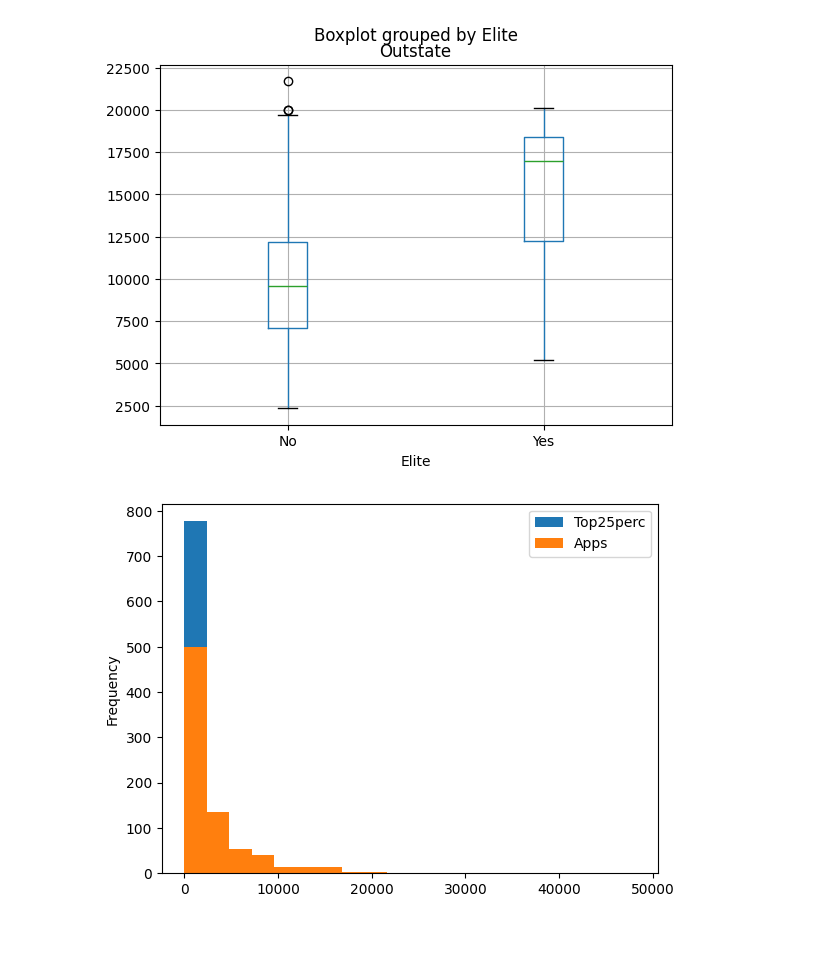
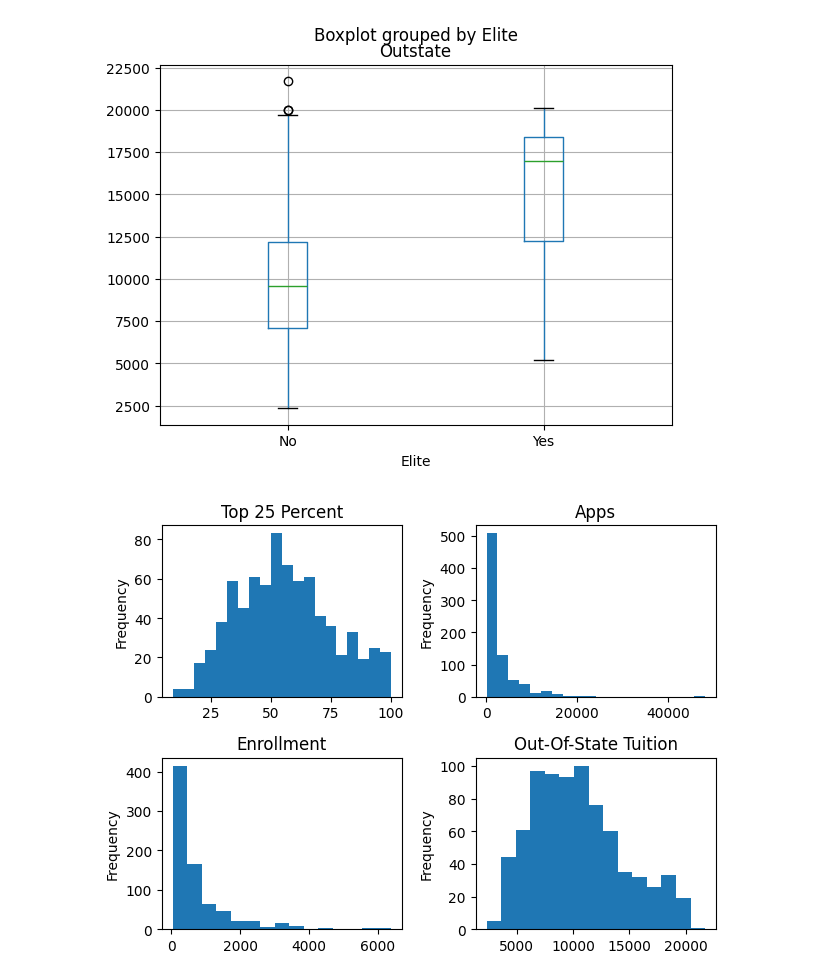
Before and after one commit to Said9633/Python-Programming-Said-Nakhleh, a Jupyter notebook: Labs/Databehanding/Laboration_Databehandling.ipynb, the cells around one changed output. Saved outputs shown, nothing was run; the diff lists cells and outputs as text; code cells hidden in the pictures; blank space fills up the shorter version.

```diff
--- a/Labs/Databehanding/Laboration_Databehandling.ipynb
+++ b/Labs/Databehanding/Laboration_Databehandling.ipynb
@@ -108,8 +94,15 @@ college.boxplot(column='Outstate', by= 'Elite')
 plt.show()
 # %% [output]
 [figure]
-# %%
-college[['Top25perc', 'Apps', 'Private', 'Elite']].plot.hist(bins= 20)
-plt.show()
-# %% [output]
-[figure, removed]
+# %%
+fig, axs= plt.subplots(2, 2)
+
+college['Top25perc'].plot.hist(ax=axs[0, 0], bins= 20, title='Top 25 Percent')
+college['Apps'].plot.hist(ax=axs[0,1], bins= 20, title='Apps')
+college['Enroll'].plot.hist( ax=axs[1,0],bins= 15, title= 'Enrollment')
+college['Outstate'].plot.hist(ax=axs[1,1], bins= 15, title= 'Out-Of-State Tuition')
+
+plt.tight_layout()
+plt.show()
+# %% [output]
+[figure, added]
```
Also changed, not shown: parts of 5 cells of this notebook.
